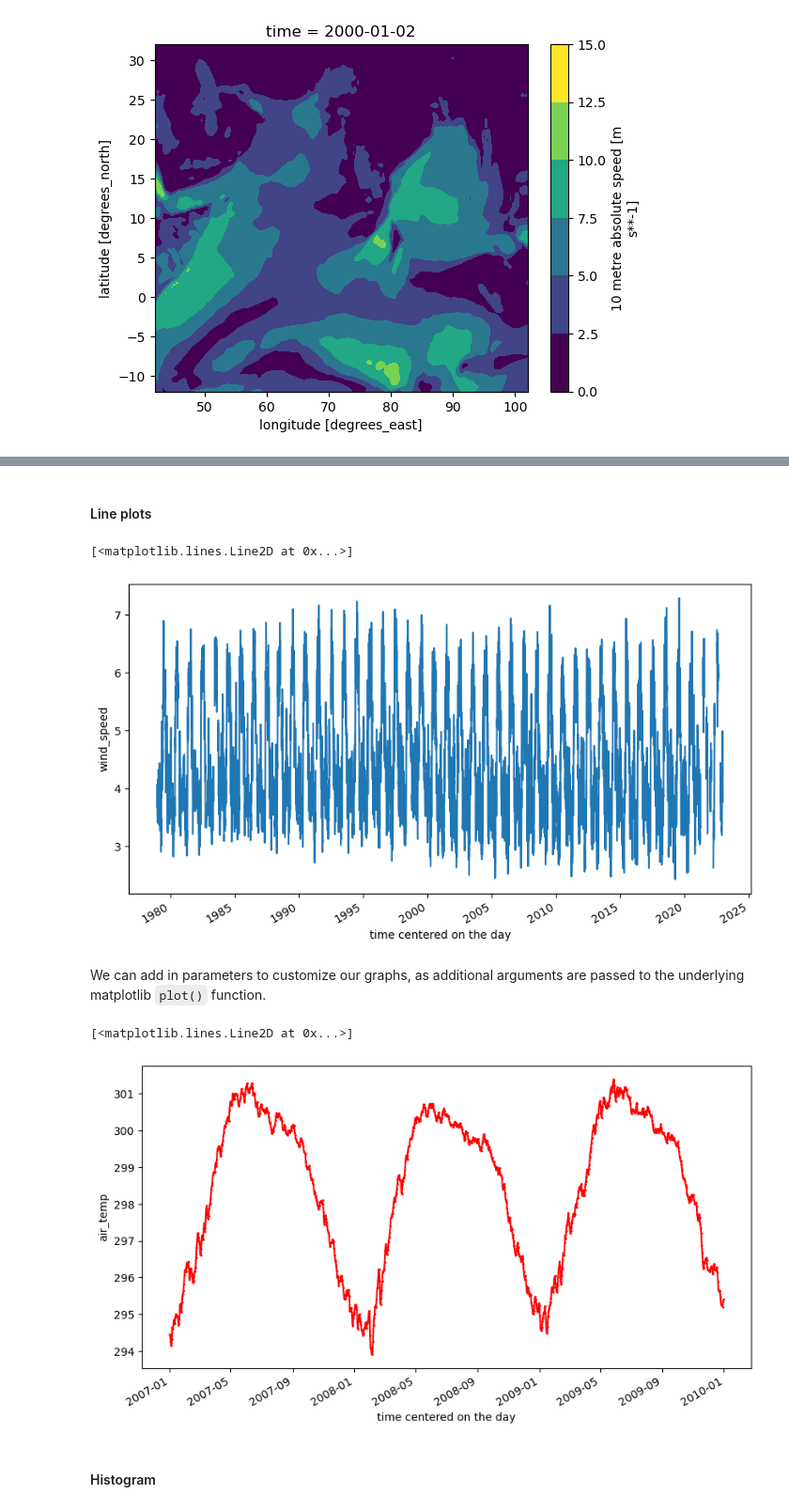
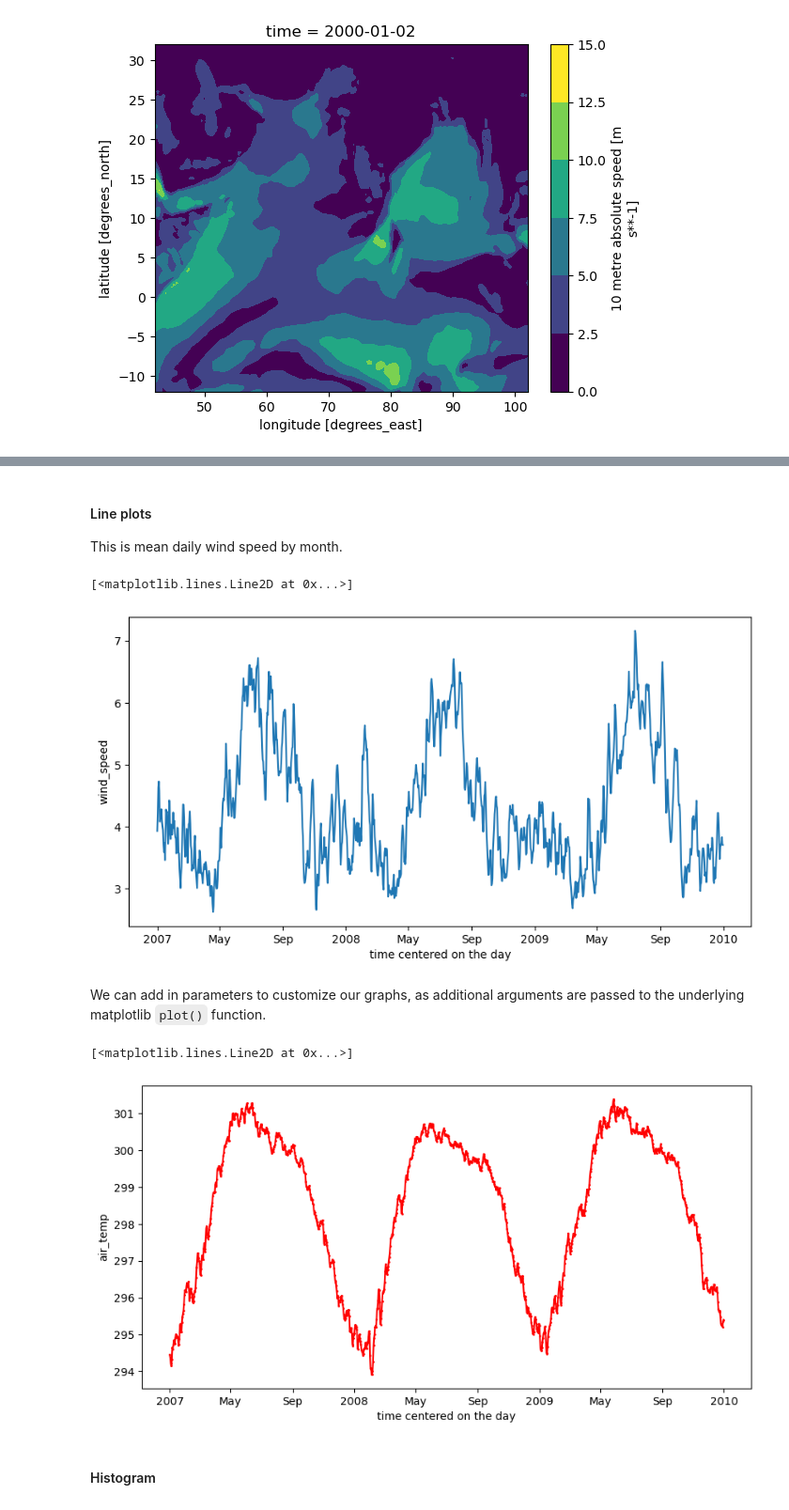
Before and after one commit to ocean-satellite-tools/mind-the-chl-gap-2024, a Jupyter notebook: book/notebooks/IO_Zarr_visualizations.ipynb, the cells around one changed output, grey strips where cells are left out. Shown at 94% size. Drawn from its saved outputs; the diff is of its cells as text; code cells hidden in the pictures.

Commit message:
update the visualization notebook

```diff
--- a/book/notebooks/IO_Zarr_visualizations.ipynb
+++ b/book/notebooks/IO_Zarr_visualizations.ipynb
@@ -288,17 +288,19 @@ heatmap_arr.plot.surface()
 # %% [markdown]
 #### Line plots
+
+This is mean daily wind speed by month.
 # %%
-ds['wind_speed'].mean(dim=['lat', 'lon']).plot(figsize=(10, 5))
+ds['wind_speed'].sel(time=slice('2007', '2009')).mean(dim=['lat', 'lon']).plot(figsize=(10, 5))
 # %% [output]
 [<matplotlib.lines.Line2D at 0x...>]
-[figure, old version]
+[figure, new version]
 # %% [markdown]
 We can add in parameters to customize our graphs, as additional arguments are passed to the underlying matplotlib `plot()` function.
 # %%
-ds['air_temp'].mean(dim=['lat', 'lon']).sel(time=slice('2007', '2009')).plot.line('r-o', figsize=(10,5), markersize=1)
+ds['air_temp'].sel(time=slice('2007', '2009')).mean(dim=['lat', 'lon']).plot.line('r-o', figsize=(10,5), markersize=1)
 # %% [output]
 [<matplotlib.lines.Line2D at 0x...>]
-[figure, old version]
+[figure, new version]
 # %% [markdown]
 #### Histogram
 # %%
```
Also changed, not shown: parts of 26 cells of this notebook.
